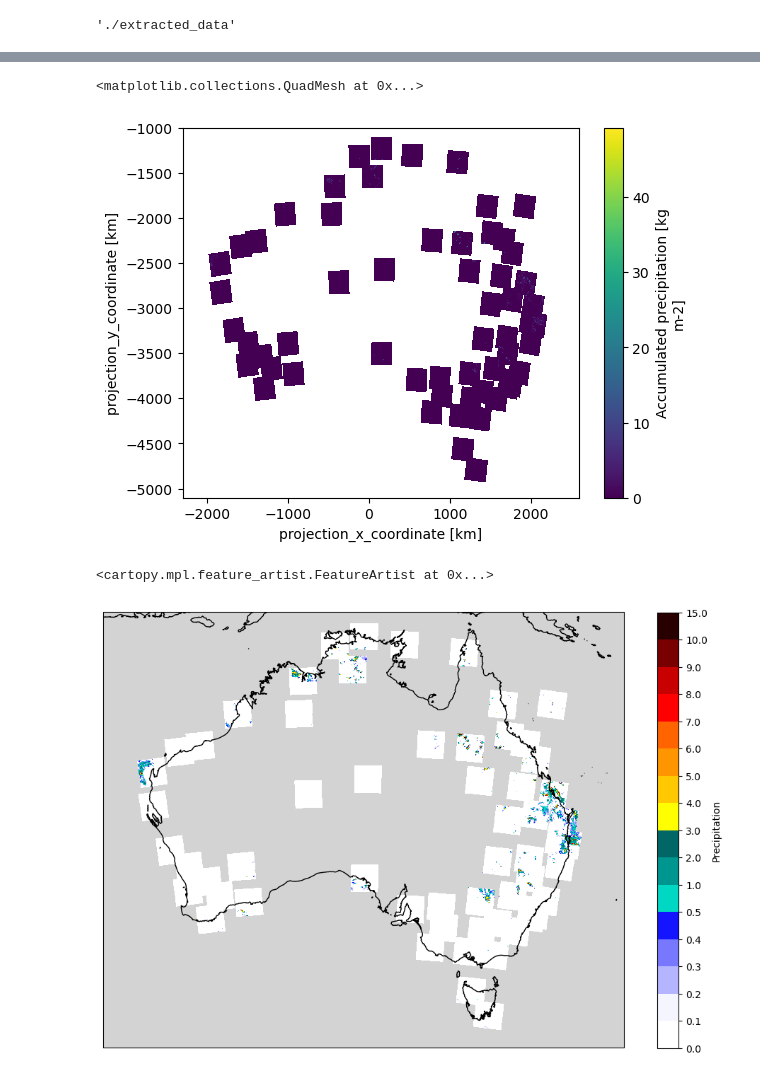
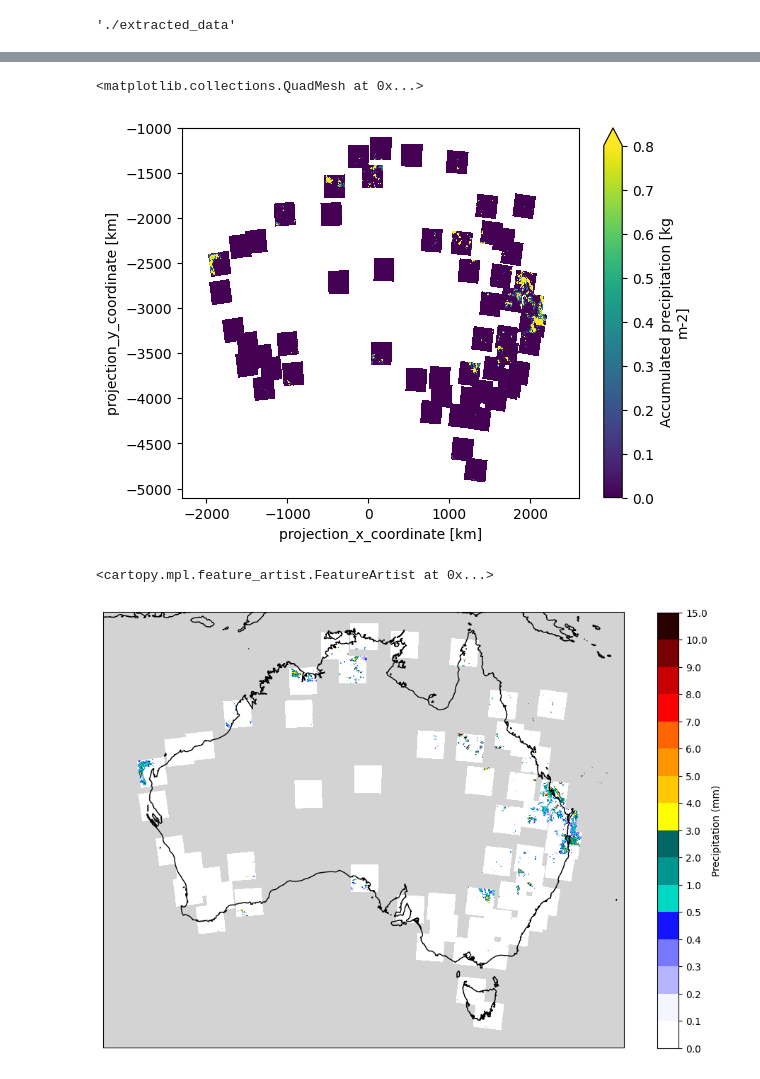
Before and after one commit to vlouf/Monash-Radar-Workshop-2025, a Jupyter notebook: 04 - Rainfields/rainfields_product.ipynb, the cells around one changed output, grey strips where cells are left out. Cells and saved outputs as stored; diff of their text form; code cells hidden in the pictures.

```diff
--- a/04 - Rainfields/rainfields_product.ipynb
+++ b/04 - Rainfields/rainfields_product.ipynb
@@ -427,10 +452,10 @@ Data variables:
     station_name:        Ausm310
     title:               Merged Gauge/Radar Accumulation Mosaic (15 min)
 # %%
-da_m15.precipitation.plot()
+da_m15.precipitation.plot(robust=True)
 # %% [output]
 <matplotlib.collections.QuadMesh at 0x...>
-[figure, old version]
+[figure, new version]
 # %%
 national_proj = get_ccrs_from_proj(da_m15)
 da_m15_km  = transform_coords_from_km_to_m(da_m15)
@@ -449,10 +474,10 @@ to_plot.plot(ax=ax,
              cmap=cmap,
              levels=cmap_rf3.rainfall_levels_10min,
              cbar_kwargs={'ticks': cmap_rf3.rainfall_levels_10min,
-                          'label': 'Precipitation',
+                          'label': 'Precipitation (mm)',
                           'extend': 'neither',
                           })
 ax.coastlines('10m')
 # %% [output]
 <cartopy.mpl.feature_artist.FeatureArtist at 0x...>
-[figure, old version]
+[figure, new version]
```
Also changed, not shown: parts of 11 cells of this notebook.
